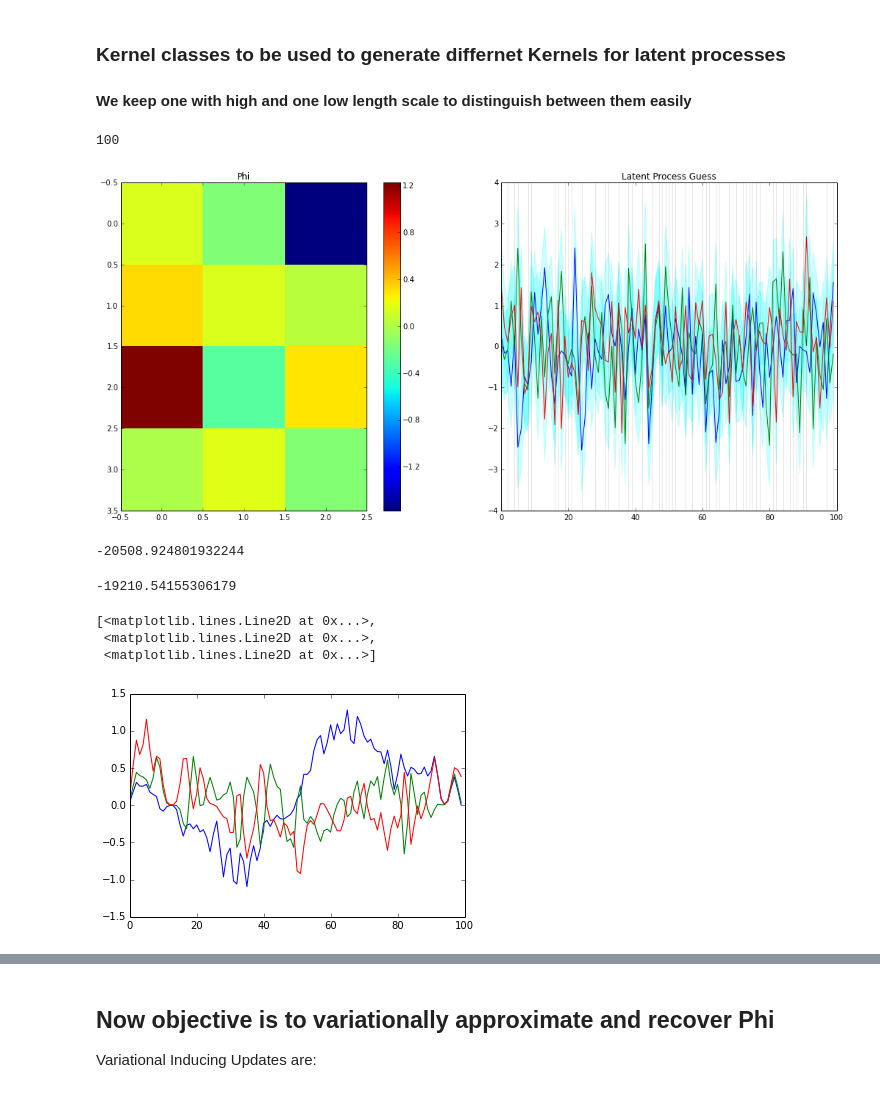
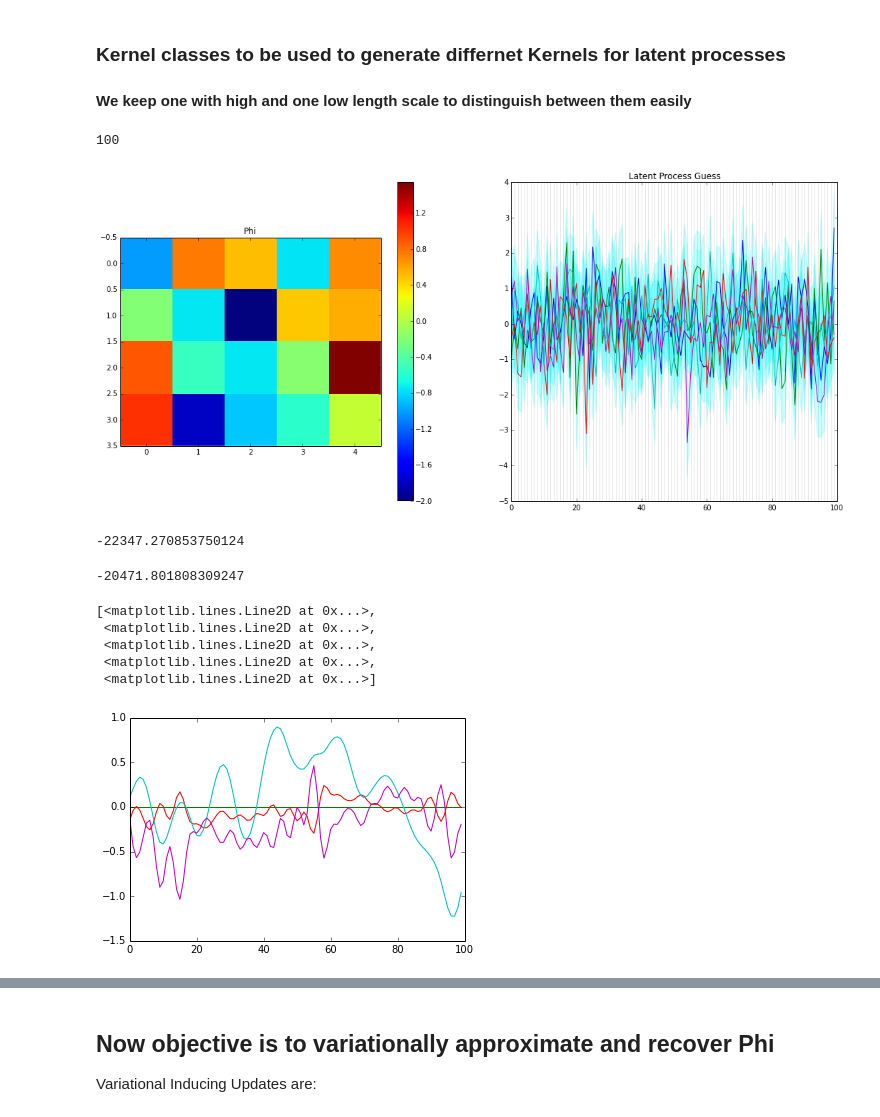
Before and after one commit to sudhNau/Baysian, a Jupyter notebook: SLFM Intro-Copy1.ipynb, the cells around one changed output, grey strips where cells are left out. Drawn from its saved outputs; the diff is of its cells as text; code cells hidden in the pictures.

Commit message:
SLFM multi trials working

```diff
--- a/SLFM Intro-Copy1.ipynb
+++ b/SLFM Intro-Copy1.ipynb
@@ -149,9 +149,9 @@ class SLFM:
         self.KnnInv = list()
         self.KNN = list()
         for i in range(P):
-            self.Knn.append(Kernel.generateKernel(Kernel.exponenQuad,self.n,self.n,l=1,a=1))
-            self.KNn.append(Kernel.generateKernel(Kernel.exponenQuad,self.x,self.n,l=1,a=1))
-            self.KNN.append(Kernel.generateKernel(Kernel.exponenQuad,self.x,self.x,l=1,a=1))
+            self.Knn.append(Kernel.generateKernel(Kernel.exponenQuad,self.n,self.n,l=2.5,a=1))
+            self.KNn.append(Kernel.generateKernel(Kernel.exponenQuad,self.x,self.n,l=2.5,a=1))
+            self.KNN.append(Kernel.generateKernel(Kernel.exponenQuad,self.x,self.x,l=2.5,a=1))
             self.KnnInv.append(np.linalg.inv(self.Knn[i]))
         # Generate a guess for phi
         self.phiHatMean = 0
@@ -256,30 +256,33 @@ class SLFM:
             newLikl = self.calculateTotalLikelihood()
             #print abs(newLikl - prevLikl)
 # %%
+P=5
 slfm = SLFM(Y,P)
-slfm.prepSparseVariationInference(50)
+slfm.prepSparseVariationInference(100)
 slfm.displayGuesses()
 print slfm.N
 # %% [output]
 100
-[figure, old version]
+[figure, new version]
 # %%
 slfm.calculateTotalLikelihood()
 # %% [output]
--20508.924801932244
+-22347.270853750124
 # %%
 slfm.variation_fit()
 # %%
 slfm.calculateTotalLikelihood()
 # %% [output]
--19210.54155306179
+-20471.801808309247
 # %%
 plt.plot(slfm.uExp.T)
 # %% [output]
 [<matplotlib.lines.Line2D at 0x...>,
  <matplotlib.lines.Line2D at 0x...>,
+ <matplotlib.lines.Line2D at 0x...>,
+ <matplotlib.lines.Line2D at 0x...>,
  <matplotlib.lines.Line2D at 0x...>]
-[figure, old version]
+[figure, new version]
 # %%
 plt.plot(u.T)
 # %% [output]
```
Also changed, not shown: parts of 3 cells of this notebook, 2 other files.
